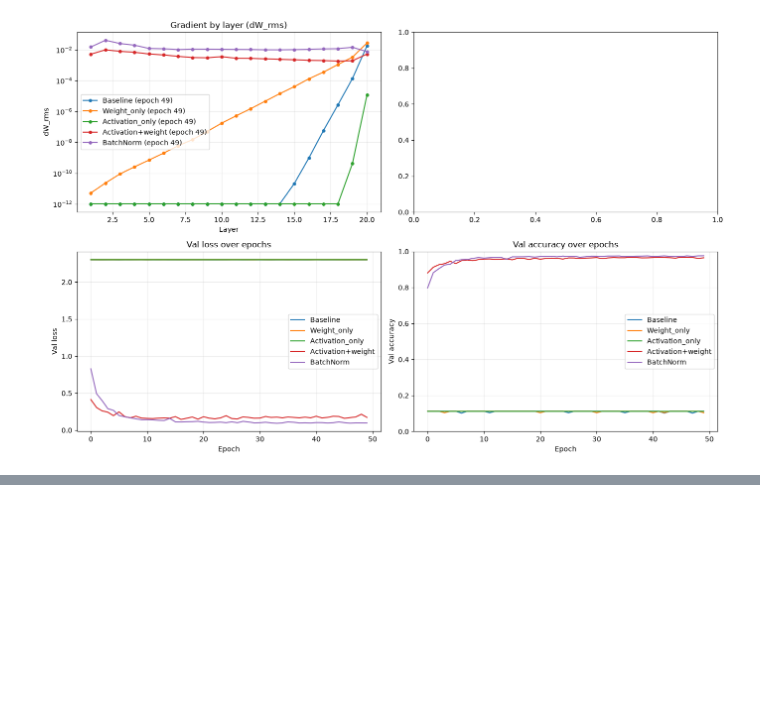
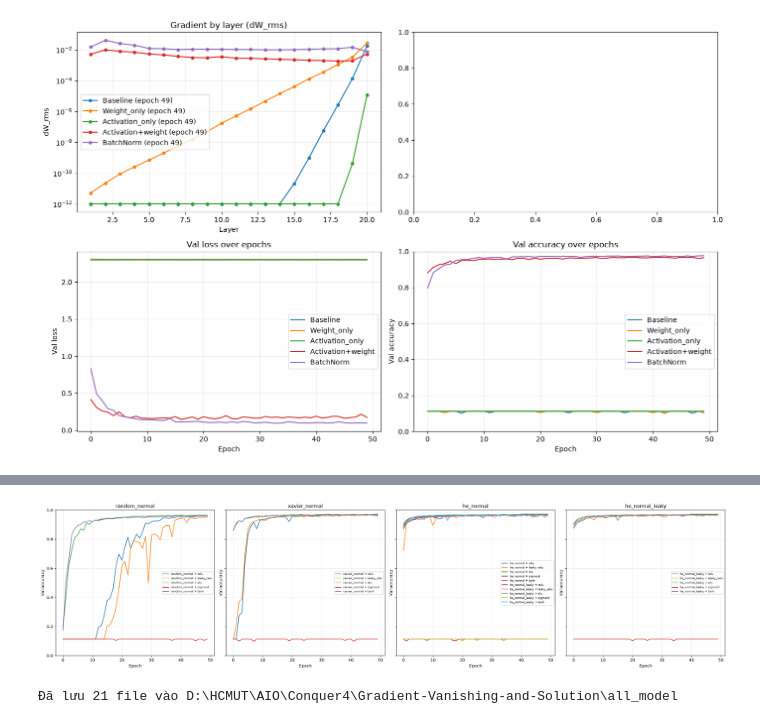
Before and after one commit to AIVIETNAM-AIO-Khoa2211/Gradient-Vanishing-and-Solution, a Jupyter notebook: Main.ipynb, the cells around one changed output, grey strips where cells are left out. Cells and saved outputs as stored; diff of their text form; code cells hidden in the pictures; blank space fills up the shorter version.

```diff
--- a/Main.ipynb
+++ b/Main.ipynb
@@ -286,0 +316,26 @@ val_acc: 0.9736
+# %%
+fig, axes = plt.subplots(1, len(INIT_METHODS), figsize=(24, 6), sharey=True)
+for ax, init_method in zip(axes, INIT_METHODS):
+    subset = {name: h for name, h in histories.items() if name.startswith(init_method)}
+    plot_acc_over_epochs(subset, split="val", ax=ax)
+    ax.set_title(init_method)
+    ax.legend(fontsize="x-small")
+fig.tight_layout()
+plt.show()
+# %% [output]
+[figure, added]
+# %%
+from src.visualize import save_history
+import config
+
+save_dir = config.ROOT_DIR / "all_model"
+save_dir.mkdir(parents=True, exist_ok=True)  # tạo thư mục nếu chưa có
+
+for name, history in histories.items():
+    # thay ký tự "+", " " để tên file an toàn trên mọi hệ điều hành
+    safe_name = name.replace(" ", "_").replace("+", "plus")
+    save_history(history, save_dir / f"{safe_name}.npz")
+
+print(f"Đã lưu {len(histories)} file vào {save_dir}")
+# %% [output]
+Đã lưu 21 file vào D:\HCMUT\AIO\Conquer4\Gradient-Vanishing-and-Solution\all_model
```
Also changed, not shown: parts of 8 cells of this notebook.
